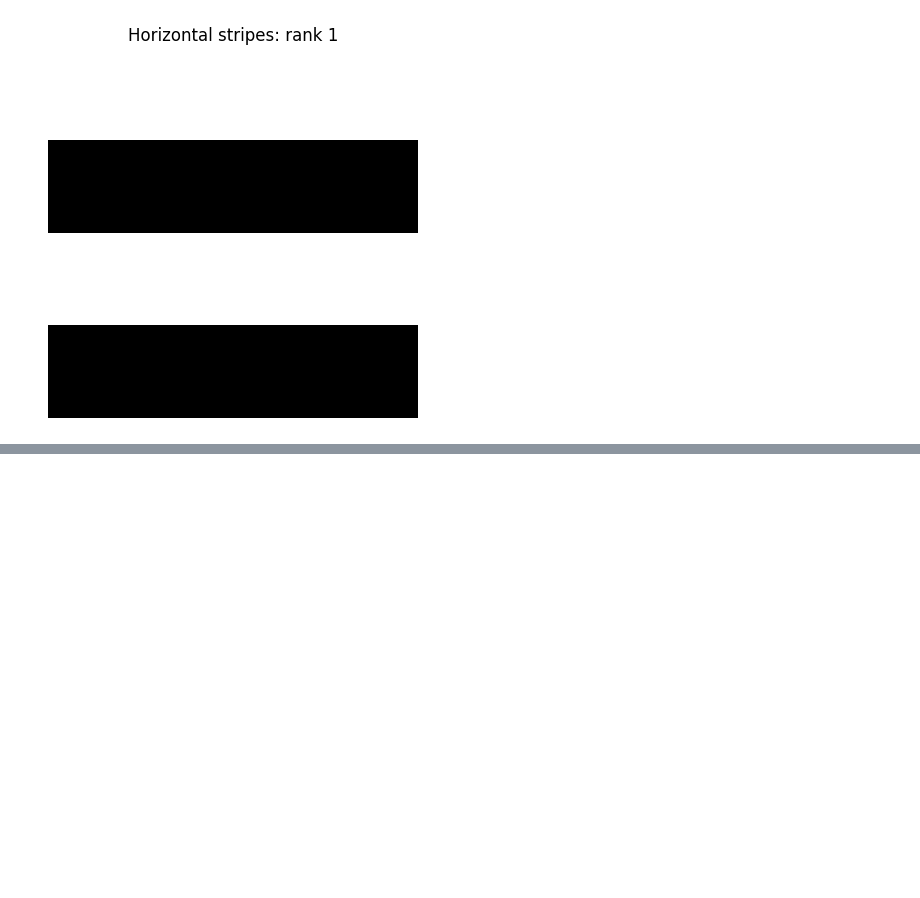
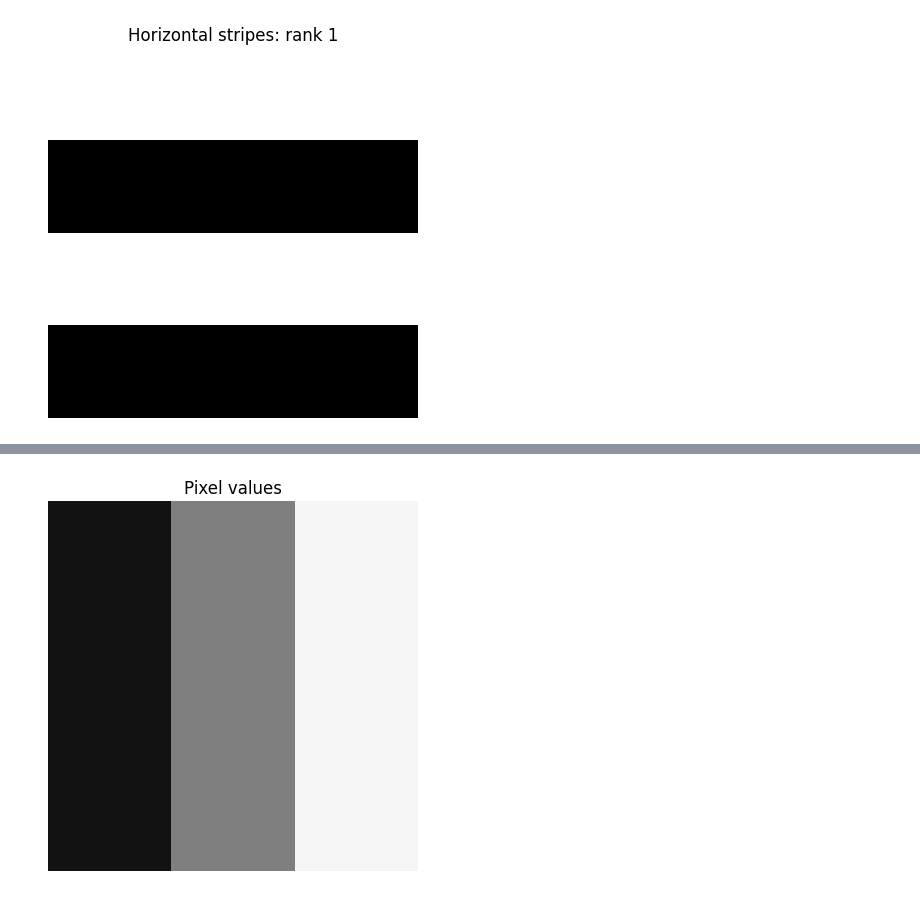
Before and after one commit to TZBDragon/LinAlg344TZB, a Jupyter notebook: 01_image_as_matrix_ipynb_.ipynb, the cells around one changed output, grey strips where cells are left out. Drawn from its saved outputs; the diff is of its cells as text; code cells hidden in the pictures; blank space fills up the shorter version.

```diff
--- a/01_image_as_matrix_ipynb_.ipynb
+++ b/01_image_as_matrix_ipynb_.ipynb
@@ -134,0 +135,11 @@ Data type: uint8
+# %%
+pixelValues = np.array([[18, 127, 245],
+                       [18, 127, 245],
+                       [18, 127, 245]])
+plt.imshow(pixelValues, cmap="gray", vmin=0, vmax=255)
+plt.title("Pixel values")
+plt.axis("off")
+plt.show()
+# As can be seen below 18 is nearly black, 12 is a middle grey, and 245 is nearly white
+# %% [output]
+[figure, added]
```
Also changed, not shown: parts of 7 cells of this notebook.
